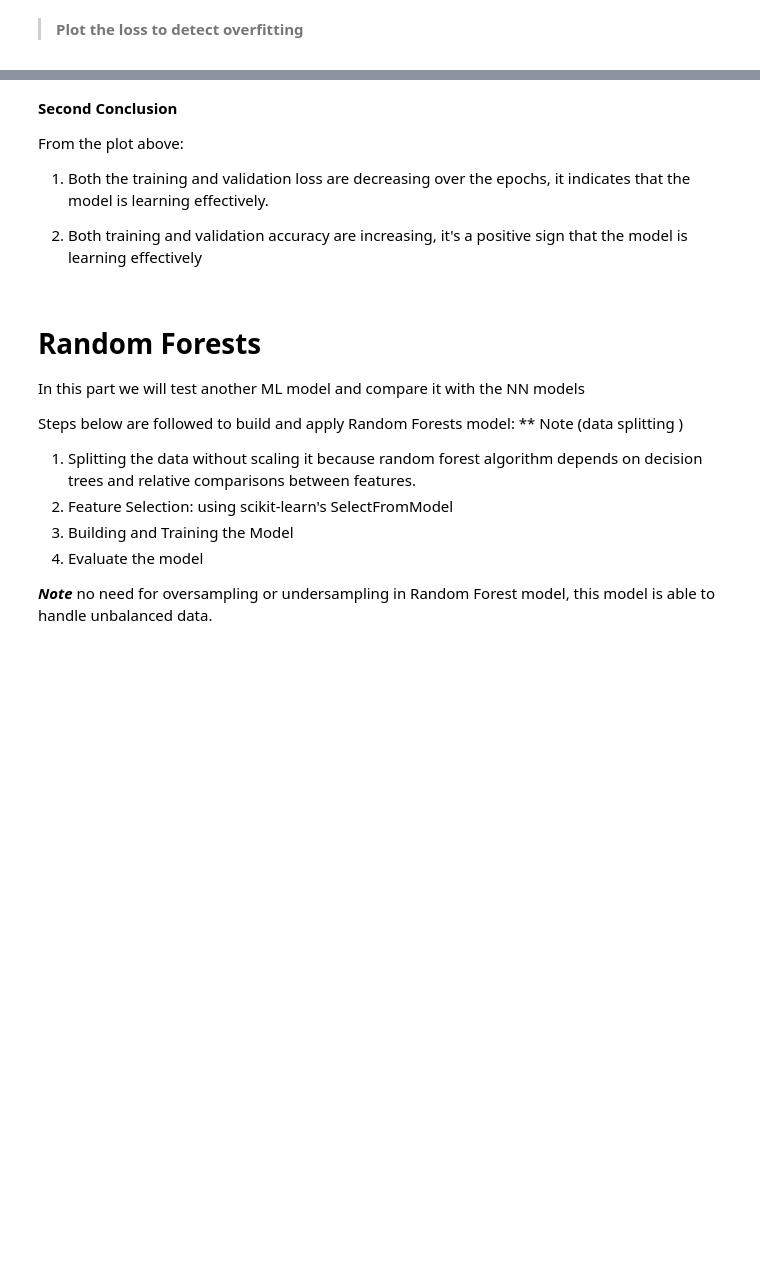
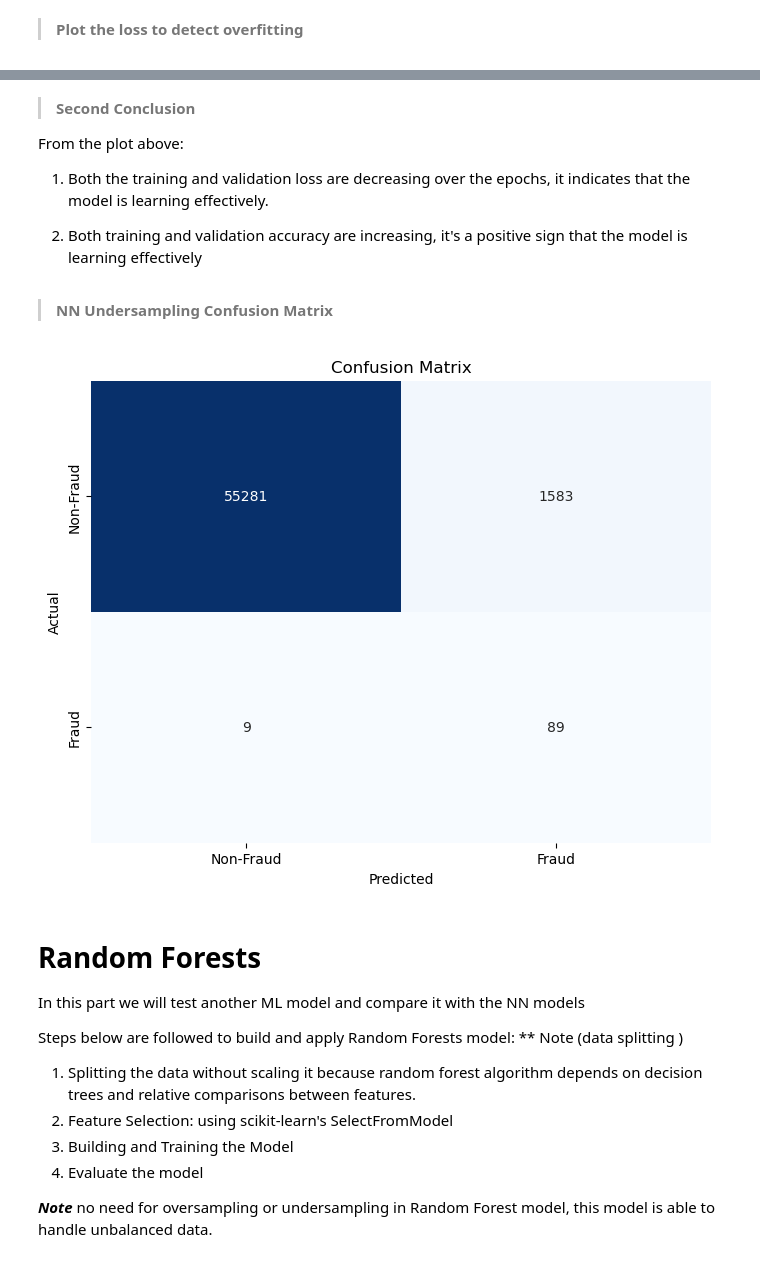
Before and after one commit to abeer7asan/abeer7asan, a Jupyter notebook: Credit Card Fraud Detection - Abeer 7asan.ipynb, the cells around one changed output, grey strips where cells are left out. Cells and saved outputs as stored; diff of their text form; code cells hidden in the pictures; blank space fills up the shorter version.

```diff
--- a/Credit Card Fraud Detection - Abeer 7asan.ipynb
+++ b/Credit Card Fraud Detection - Abeer 7asan.ipynb
@@ -522,3 +542,12 @@ The Accuracy of 0.9702 which is less than the first model
 > **First Conclusion**
 
 > *model_nn_oversampling is better than model_nn_undersampling*
+# %%
+# step 5: predect values
+predictions_nn_undersampling = model_nn_undersampling.predict(x_test_scaled)
+print(predictions_nn_undersampling)
+
+#convert results to binary
+print("**** As binary Output ******")
+binary_undersampling_predictions = (predictions_nn_undersampling >= 0.5).astype(int)
+print(binary_undersampling_predictions)
@@ -560,11 +606,31 @@ plt.show()
 # %% [markdown]
-**Second Conclusion**
+> **Second Conclusion**
 
 From the plot above:
 
 1. Both the training and validation loss are decreasing over the epochs, it indicates that the model is learning effectively.
 
 2. Both training and validation accuracy are increasing, it's a positive sign that the model is learning effectively
+# %% [markdown]
+> **NN Undersampling Confusion Matrix**
+# %%
+from sklearn.metrics import confusion_matrix
+import seaborn as sns
+
+# Calculate confusion matrix
+conf_matrix_nn2 = confusion_matrix(y_test, binary_undersampling_predictions)
+
+# Create a heatmap for the confusion matrix
+plt.figure(figsize=(8, 6))
+sns.heatmap(conf_matrix_nn2, annot=True, fmt='d', cmap='Blues', cbar=False)
+plt.xlabel('Predicted')
+plt.ylabel('Actual')
+plt.title('Confusion Matrix')
+plt.xticks([0.5, 1.5], ['Non-Fraud', 'Fraud'])
+plt.yticks([0.5, 1.5], ['Non-Fraud', 'Fraud'])
+plt.show()
+# %% [output]
+[figure, added]
 # %% [markdown]
 # Random Forests
 
```
Also changed, not shown: parts of 8 cells of this notebook.
